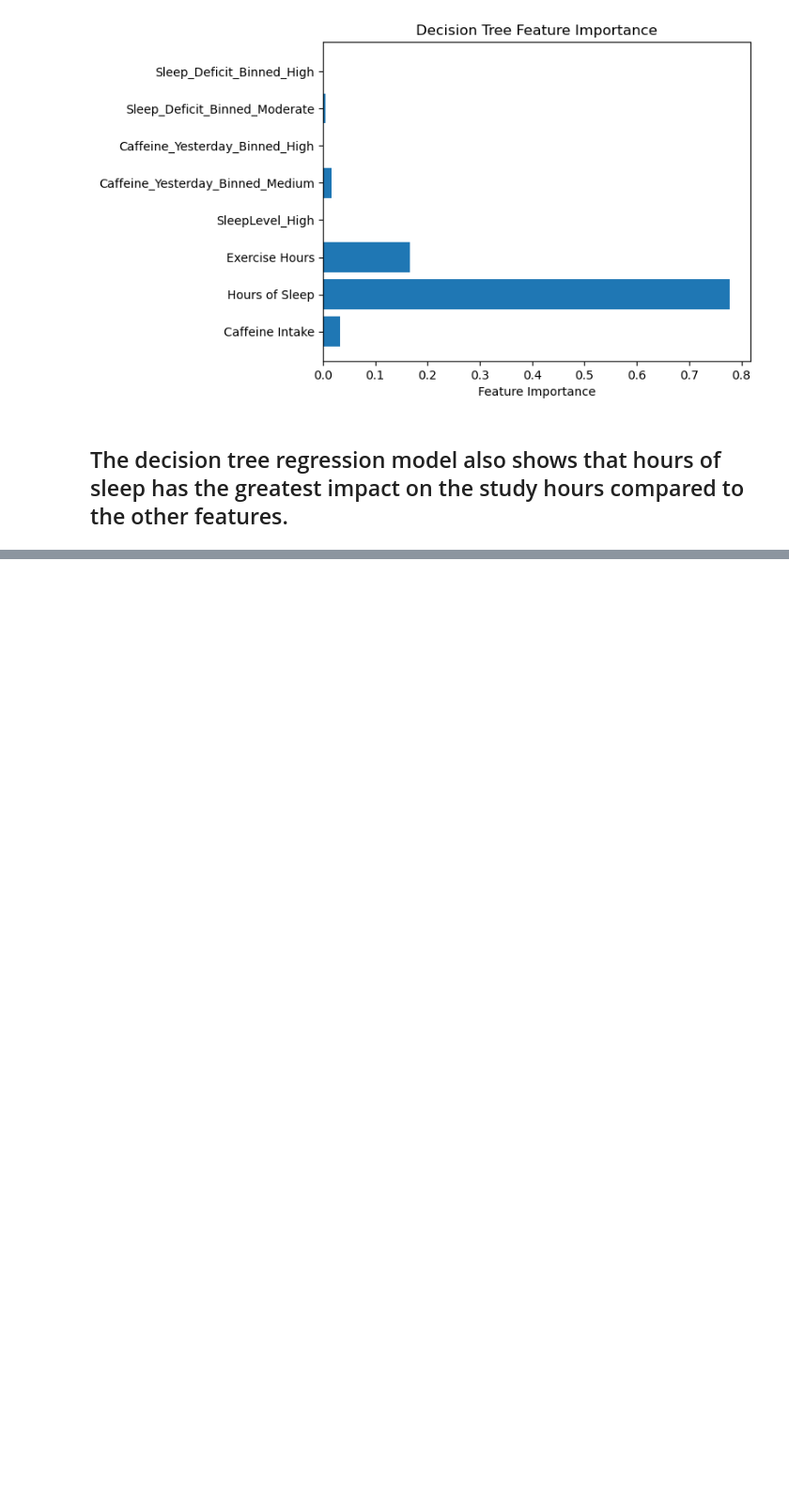
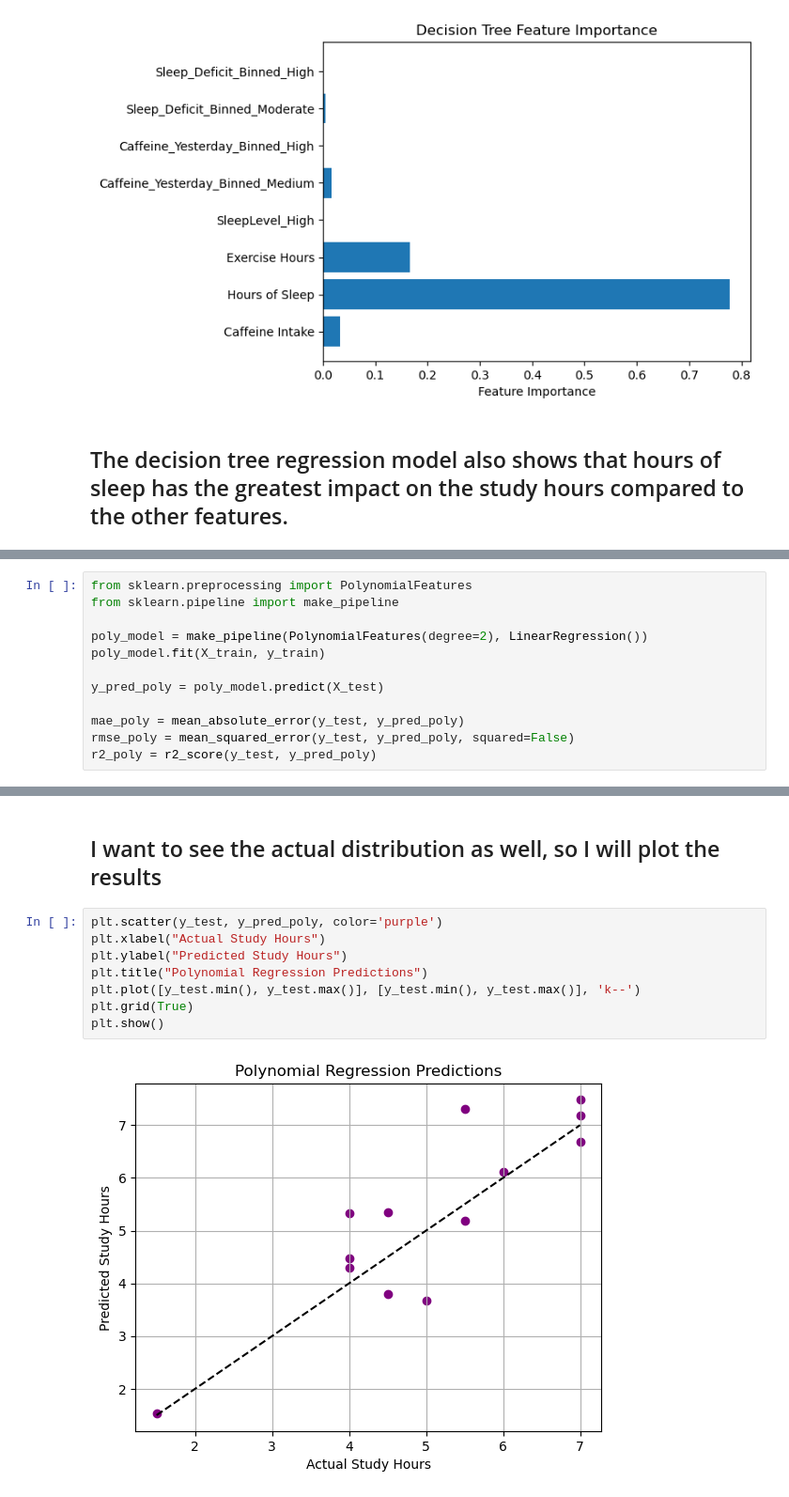
Before and after one commit to emrecavus1/Emre-Cavus-DSA-210-Project, a Jupyter notebook: DSA 210 Project.ipynb, the cells around one changed output, grey strips where cells are left out. Shown at 94% size. Saved outputs shown, nothing was run; the diff lists cells and outputs as text; blank space fills up the shorter version.

Commit message:
Added more regression models and improved evaluation metrics

```diff
--- a/DSA 210 Project.ipynb
+++ b/DSA 210 Project.ipynb
@@ -597,0 +606,12 @@ plt.show()
+# %%
+from sklearn.preprocessing import PolynomialFeatures
+from sklearn.pipeline import make_pipeline
+
+poly_model = make_pipeline(PolynomialFeatures(degree=2), LinearRegression())
+poly_model.fit(X_train, y_train)
+
+y_pred_poly = poly_model.predict(X_test)
+
+mae_poly = mean_absolute_error(y_test, y_pred_poly)
+rmse_poly = mean_squared_error(y_test, y_pred_poly, squared=False)
+r2_poly = r2_score(y_test, y_pred_poly)
@@ -597,0 +628,12 @@ plt.show()
+# %% [markdown]
+## I want to see the actual distribution as well, so I will plot the results
+# %%
+plt.scatter(y_test, y_pred_poly, color='purple')
+plt.xlabel("Actual Study Hours")
+plt.ylabel("Predicted Study Hours")
+plt.title("Polynomial Regression Predictions")
+plt.plot([y_test.min(), y_test.max()], [y_test.min(), y_test.max()], 'k--')
+plt.grid(True)
+plt.show()
+# %% [output]
+[figure, added]
```
Also changed, not shown: parts of 10 cells of this notebook.
